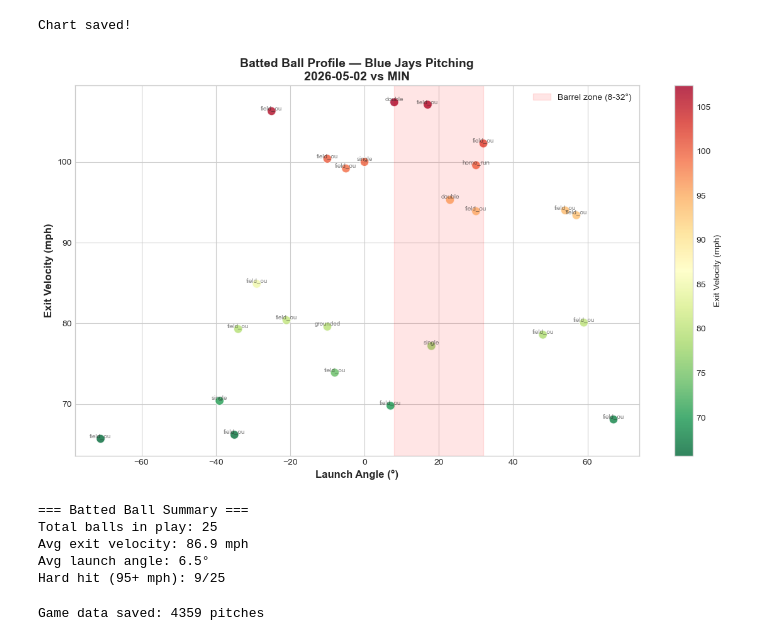
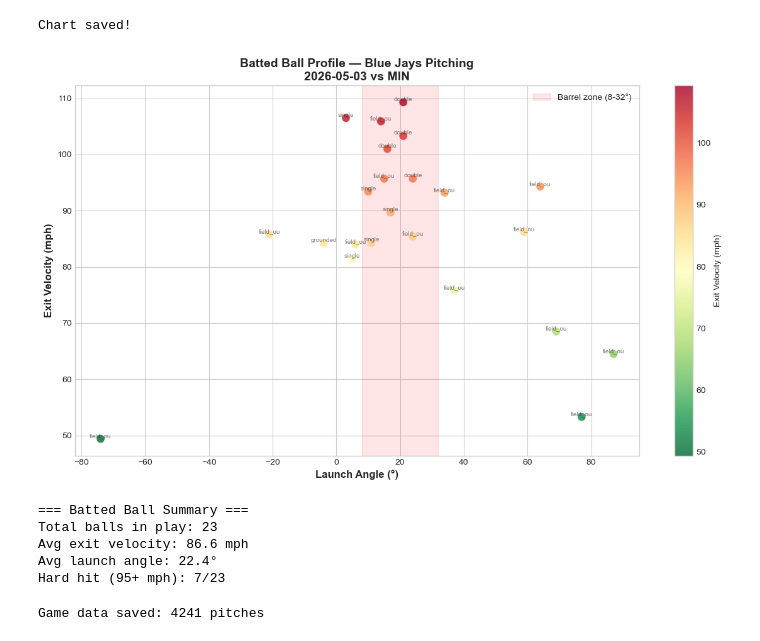
Before and after one commit to seongji-park/bluejays-daily-reports, a Jupyter notebook: notebooks/game_report_template.ipynb, the cells around one changed output. Cells and saved outputs as stored; diff of their text form; code cells hidden in the pictures.

Commit message:
Game report: 2026-05-03 TOR @ MIN (L 3-4, Yesavage 4IP 6K)

```diff
--- a/notebooks/game_report_template.ipynb
+++ b/notebooks/game_report_template.ipynb
@@ -6,10 +6,10 @@ from pybaseball import statcast
 
 plt.style.use('seaborn-v0_8-whitegrid')
 
-GAME_DATE = '2026-05-02'
+GAME_DATE = '2026-05-03'
 OPPONENT = 'MIN'
-RESULT = 'L 11-4'
-STARTER_NAME = 'Cease, Dylan'
+RESULT = 'L 3-4'
+STARTER_NAME = 'Yesavage, Trey'
 
 print(f"=== Blue Jays Game Report: {GAME_DATE} vs {OPPONENT} ({RESULT}) ===")
 # %% [output]
@@ -139,0 +133,30 @@ R           32      91.1                 3              9.4
+# %%
+fig, axes = plt.subplots(1, 3, figsize=(18, 6))
+
+main_pitches = starter['pitch_type'].value_counts().head(3).index.tolist()
+
+for idx, pt in enumerate(main_pitches):
+    ax = axes[idx]
+    data = starter[starter['pitch_type'] == pt].dropna(subset=['plate_x', 'plate_z'])
+
+    if len(data) > 0:
+        ax.hexbin(data['plate_x'], data['plate_z'], gridsize=10, cmap='YlOrRd', mincnt=1)
+
+        # Strike zone box (approximate)
+        zone = plt.Rectangle((-0.83, 1.5), 1.66, 2.0, fill=False,
+                              edgecolor='black', linewidth=2)
+        ax.add_patch(zone)
+
+        ax.set_xlim(-2, 2)
+        ax.set_ylim(0.5, 4.5)
+        ax.set_title(f'{pitch_names.get(pt, pt)} ({len(data)})',
+                     fontsize=13, fontweight='bold')
+        ax.set_xlabel('Horizontal (ft)', fontsize=10)
+        ax.set_ylabel('Vertical (ft)', fontsize=10)
+
+plt.suptitle(f'{STARTER_NAME} — Strike Zone Location\n{GAME_DATE} vs {OPPONENT}',
+             fontsize=15, fontweight='bold', y=1.02)
+plt.tight_layout()
+plt.savefig(f'../visualizations/zone_{GAME_DATE}.png', dpi=150, bbox_inches='tight')
+print("Chart saved!")
+plt.show()
@@ -140,42 +260,42 @@ R           32      91.1                 3              9.4
 # %%
-in_play = jays_pitchers[jays_pitchers['description'] == 'hit_into_play'].dropna(subset=['launch_speed', 'launch_angle'])
+in_play = jays_pitchers[jays_pitchers['description'] == 'hit_into_play'].dropna(subset=['launch_angle', 'launch_speed'])
 
 if len(in_play) > 0:
     fig, ax = plt.subplots(figsize=(12, 7))
     scatter = ax.scatter(in_play['launch_angle'], in_play['launch_speed'],
                          c=in_play['launch_speed'], cmap='RdYlGn_r',
                          s=100, edgecolors='white', linewidth=1, alpha=0.8)
     for _, row in in_play.iterrows():
         result = row.get('events', '')
         if pd.notna(result) and result != '':
             ax.annotate(result[:8], xy=(row['launch_angle'], row['launch_speed']),
                         fontsize=7, alpha=0.6, ha='center', va='bottom')
     ax.axvspan(8, 32, alpha=0.1, color='red', label='Barrel zone (8-32°)')
     ax.set_xlabel('Launch Angle (°)', fontsize=12, fontweight='bold')
     ax.set_ylabel('Exit Velocity (mph)', fontsize=12, fontweight='bold')
     ax.set_title(f'Batted Ball Profile — Blue Jays Pitching\n{GAME_DATE} vs {OPPONENT}',
                  fontsize=14, fontweight='bold')
     ax.legend(fontsize=10)
     plt.colorbar(scatter, label='Exit Velocity (mph)')
     plt.tight_layout()
     plt.savefig(f'../visualizations/batted_balls_{GAME_DATE}.png', dpi=150, bbox_inches='tight')
     print("Chart saved!")
     plt.show()
     print(f"\n=== Batted Ball Summary ===")
     print(f"Total balls in play: {len(in_play)}")
     print(f"Avg exit velocity: {in_play['launch_speed'].mean():.1f} mph")
     print(f"Avg launch angle: {in_play['launch_angle'].mean():.1f}°")
     print(f"Hard hit (95+ mph): {(in_play['launch_speed'] >= 95).sum()}/{len(in_play)}")
 # %% [output]
 Chart saved!
-[figure, old version]
+[figure, new version]
 === Batted Ball Summary ===
-Total balls in play: 25
-Avg exit velocity: 86.9 mph
-Avg launch angle: 6.5°
-Hard hit (95+ mph): 9/25
+Total balls in play: 23
+Avg exit velocity: 86.6 mph
+Avg launch angle: 22.4°
+Hard hit (95+ mph): 7/23
 # %%
 game_data.to_csv(f'../data/game_{GAME_DATE}.csv', index=False)
 print(f"Game data saved: {len(game_data)} pitches")
 # %% [output]
-Game data saved: 4359 pitches
+Game data saved: 4241 pitches
```
Also changed, not shown: parts of 9 cells of this notebook, 5 other files.
